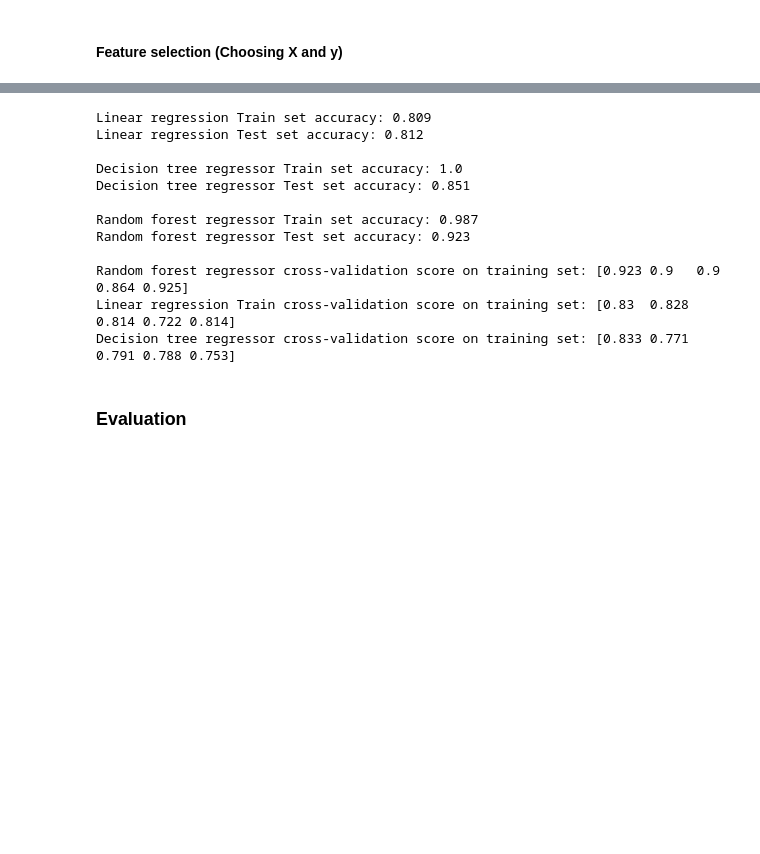
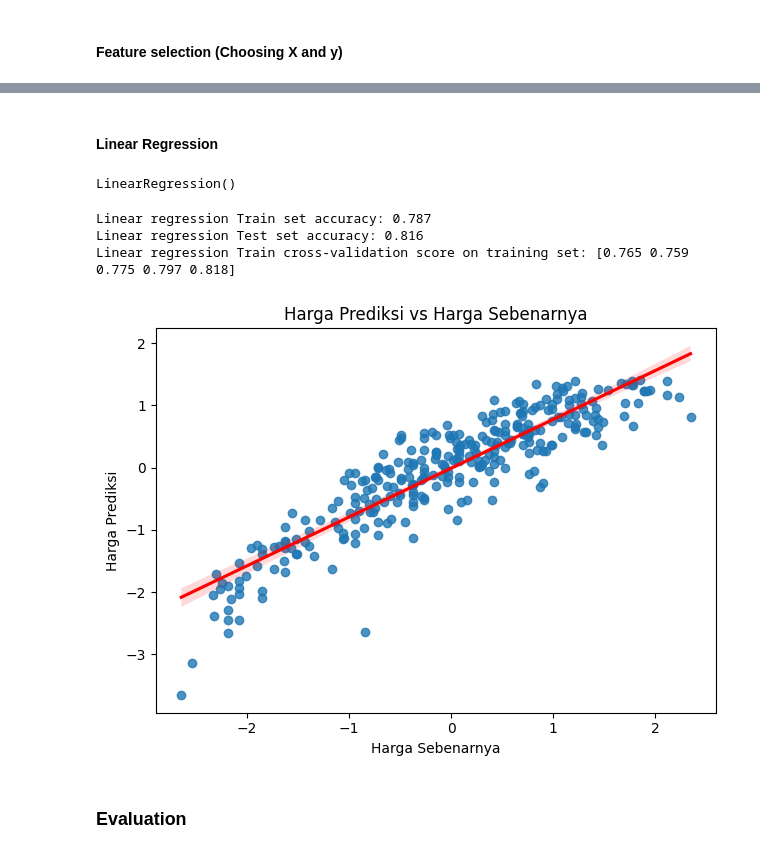
Before and after one commit to daff00/Honda-UsedCarPrice-Prediction, a Jupyter notebook: Project DATMOD.ipynb, the cells around one changed output, grey strips where cells are left out. Saved outputs shown, nothing was run; the diff lists cells and outputs as text; code cells hidden in the pictures; blank space fills up the shorter version.

```diff
--- a/Project DATMOD.ipynb
+++ b/Project DATMOD.ipynb
@@ -426,38 +465,28 @@ RandomForestRegressor()
+# %% [markdown]
+#### Linear Regression
+# %%
+X = used_feature.drop(columns='Price')
+y = used_feature['Price']
+# %%
+# Train test split
+X_train, X_test, y_train, y_test = train_test_split(X, y, test_size=0.2, random_state=1) # Membagi data train dengan test (80:20)
+# %%
+# LinearRegression
+lr = LinearRegression()
+lr.fit(X_train, y_train)
+# %% [output]
+LinearRegression()
 # %%
 # See the accuracy on the training and test set
-print("Linear regression Train set accuracy: {}".format(np.round(linear_regression.score(X_train, y_train), 3)))
-print("Linear regression Test set accuracy: {}".format(np.round(linear_regression.score(X_test, y_test), 3)))
-print()
-print("Decision tree regressor Train set accuracy: {}".format(np.round(dt.score(X_train, y_train), 3)))
-print("Decision tree regressor Test set accuracy: {}".format(np.round(dt.score(X_test, y_test), 3)))
-print()
-print("Random forest regressor Train set accuracy: {}".format(np.round(rf.score(X_train, y_train), 3)))
-print("Random forest regressor Test set accuracy: {}".format(np.round(rf.score(X_test, y_test), 3)))
+print("Linear regression Train set accuracy: {}".format(np.round(lr.score(X_train, y_train), 3)))
+print("Linear regression Test set accuracy: {}".format(np.round(lr.score(X_test, y_test), 3)))
 
 # Cross-val score
-print()
-print("Random forest regressor cross-validation score on training set: {}".format(np.round(cross_val_score(rf, X_train, y_train), 3)))
-print("Linear regression Train cross-validation score on training set: {}".format(np.round(cross_val_score(linear_regression, X_train, y_train), 3)))
-print("Decision tree regressor cross-validation score on training set: {}".format(np.round(cross_val_score(dt, X_test, y_test), 3)))
+print("Linear regression Train cross-validation score on training set: {}".format(np.round(cross_val_score(lr, X_train, y_train), 3)))
 # %% [output]
-Linear regression Train set accuracy: 0.809
-Linear regression Test set accuracy: 0.812
-
-Decision tree regressor Train set accuracy: 1.0
-Decision tree regressor Test set accuracy: 0.851
-
-Random forest regressor Train set accuracy: 0.987
-Random forest regressor Test set accuracy: 0.923
-
-Random forest regressor cross-validation score on training set: [0.923 0.9   0.9   0.864 0.925]
-Linear regression Train cross-validation score on training set: [0.83  0.828 0.814 0.722 0.814]
-Decision tree regressor cross-validation score on training set: [0.833 0.771 0.791 0.788 0.753]
+Linear regression Train set accuracy: 0.787
+Linear regression Test set accuracy: 0.816
+Linear regression Train cross-validation score on training set: [0.765 0.759 0.775 0.797 0.818]
 # %%
-# rf prediction
-pred = rf.predict(X_test)
-
-# dectree prediction
-preds = dt.predict(X_test)
-
 # Make prediction
-y_pred = linear_regression.predict(X_test)
+y_pred = lr.predict(X_test)
@@ -467,3 +493,13 @@ y_pred = linear_regression.predict(X_test)
+# %%
+# Visualize
+sns.regplot(x=y_test, y=y_pred, line_kws={"color": "red"})
+plt.title("Harga Prediksi vs Harga Sebenarnya")
+plt.xlabel("Harga Sebenarnya")
+plt.ylabel("Harga Prediksi")
+plt.tight_layout()
+plt.show()
+# %% [output]
+[figure, added]
 # %% [markdown]
 ### Evaluation
 # %%
```
Also changed, not shown: parts of 12 cells of this notebook.
